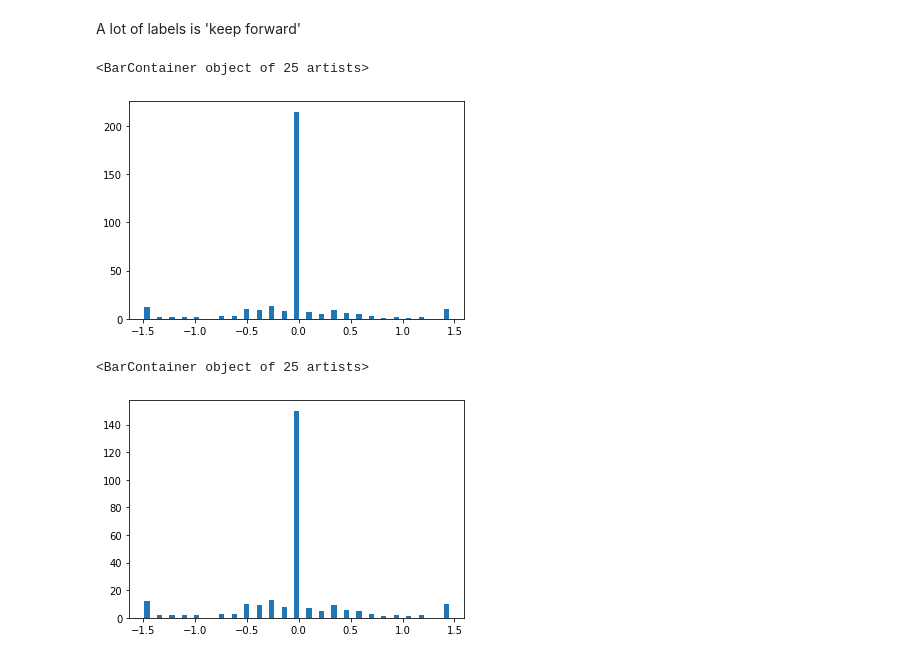
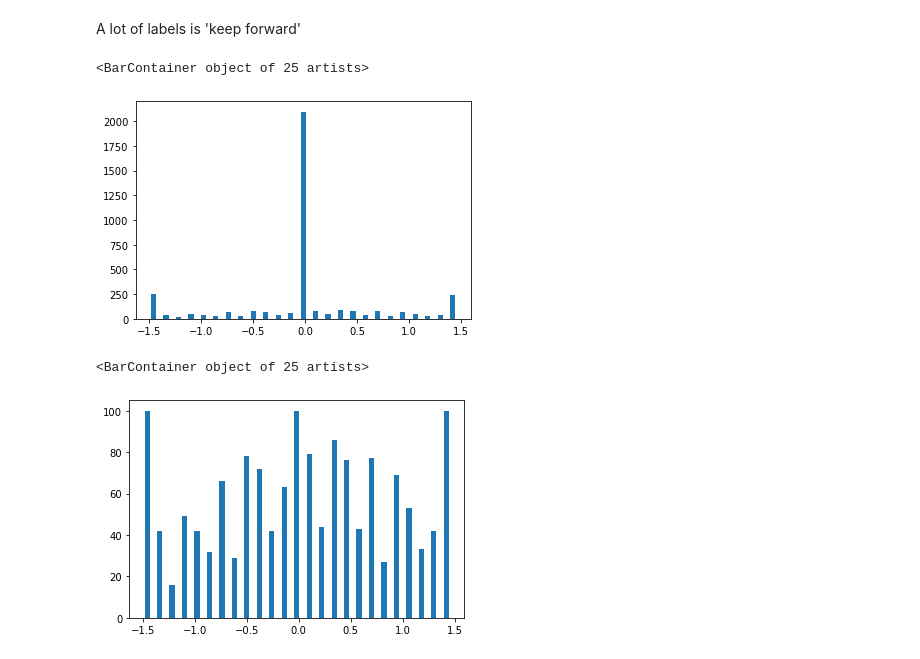
Before and after one commit to tina80lvl/DL_for_selfdriving, a Jupyter notebook: self_driving.ipynb, the cells around one changed output. Saved outputs shown, nothing was run; the diff lists cells and outputs as text; code cells hidden in the pictures.

```diff
--- a/self_driving.ipynb
+++ b/self_driving.ipynb
@@ -28,6 +33,6 @@ from sklearn.model_selection import train_test_split
 # %%
 columns = ['center', 'left', 'right', 'steering', 'throttle', 'reverse', 'speed']
-data = pd.read_csv(os.path.join('.', 'driving_log.csv'), names = columns)
+data = pd.read_csv(os.path.join('dataset_self_driving', 'driving_log.csv'), names = columns)
 data.head()
 # %% [output]
 |  | center | left | right | steering | throttle | reverse | speed |
@@ -61,28 +66,28 @@ center = bins[:-1] + bins[1:] * 0.5  # center the bins to 0
 plt.bar(center, hist, width=0.05)
 # %% [output]
 <BarContainer object of 25 artists>
-[figure, old version]
+[figure, new version]
 # %%
 #remove extra points for balancing
 
 remove_list = []
 for j in range(num_bins):
     list_ = []
     for i in range(len(data['steering'])):
         steering_angle = data['steering'][i]
         if steering_angle >= bins[j] and steering_angle <= bins[j+1]:
             list_.append(i)
     list_ = shuffle(list_)
-    list_ = list_[150:]
+    list_ = list_[100:]
     remove_list.extend(list_)
 
 data.drop(data.index[remove_list], inplace=True)
 
 hist, _ = np.histogram(data['steering'], (num_bins))
 plt.bar(center, hist, width=0.05)
 # %% [output]
 <BarContainer object of 25 artists>
-[figure, old version]
+[figure, new version]
 # %%
 def load_img_steering(datadir, df):
     image_path = []
```
Also changed, not shown: parts of 40 cells of this notebook.
